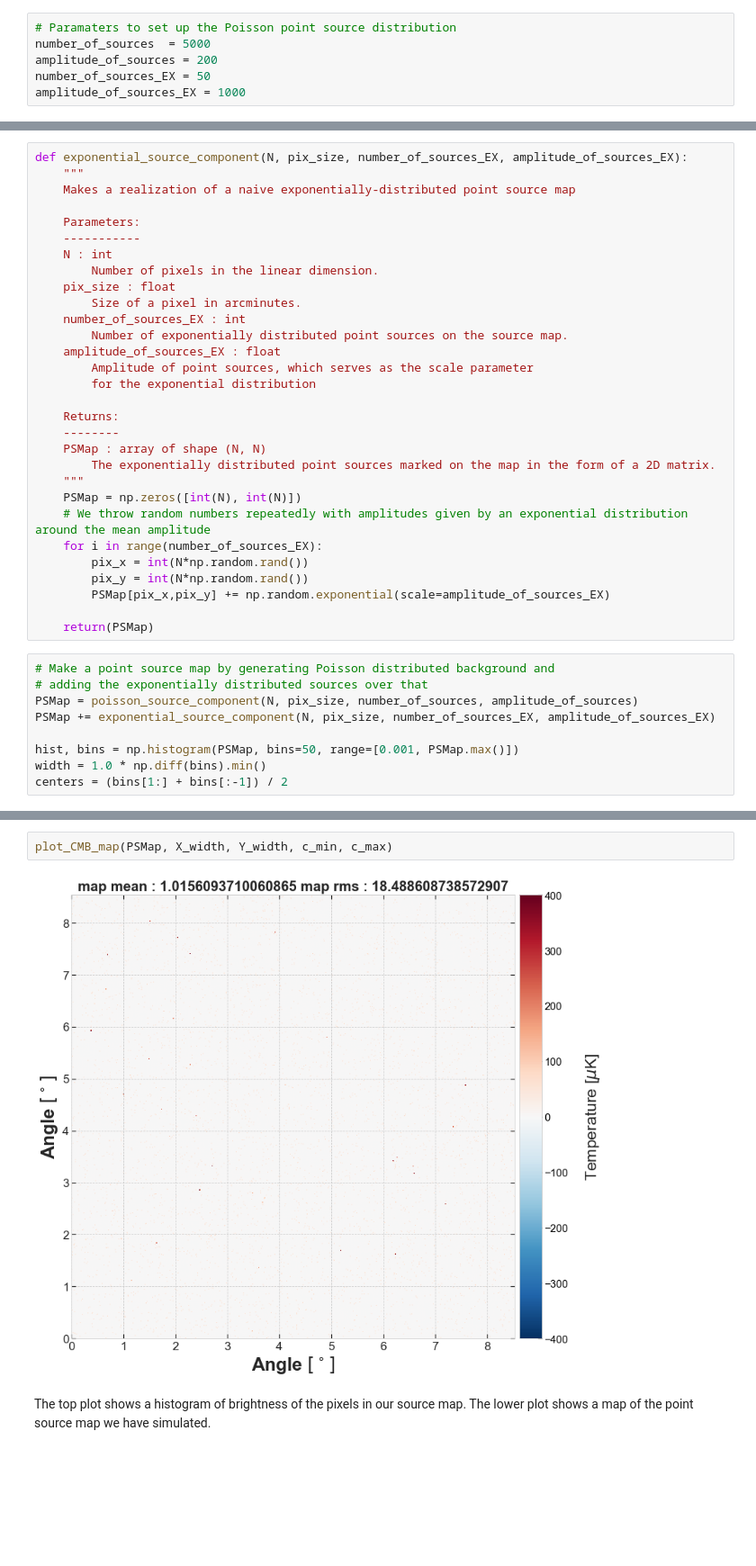
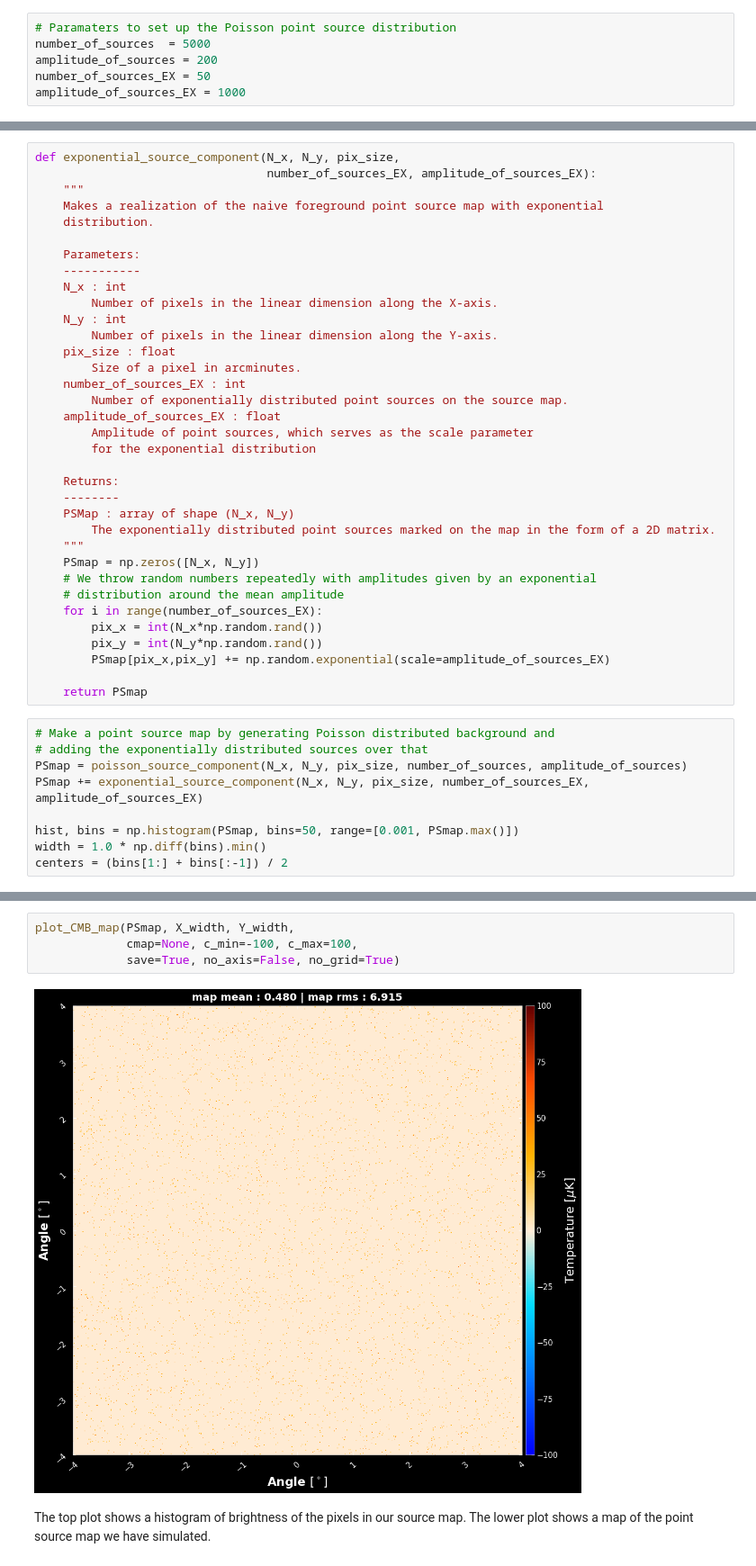
Before and after one commit to masterdesky/ELTE-data-sci-lab-2020, a Jupyter notebook: rewritten_CMB_school_codes/CMB_School_Part_02.ipynb, the cells around one changed output, grey strips where cells are left out. Shown at 90% size. Cells and saved outputs as stored; diff of their text form; blank space fills up the shorter version.

```diff
--- a/rewritten_CMB_school_codes/CMB_School_Part_02.ipynb
+++ b/rewritten_CMB_school_codes/CMB_School_Part_02.ipynb
@@ -133,12 +125,16 @@ def poisson_source_component(N, pix_size, number_of_sources, amplitude_of_source
 # %%
-def exponential_source_component(N, pix_size, number_of_sources_EX, amplitude_of_sources_EX):
+def exponential_source_component(N_x, N_y, pix_size,
+                                 number_of_sources_EX, amplitude_of_sources_EX):
     """
-    Makes a realization of a naive exponentially-distributed point source map
+    Makes a realization of the naive foreground point source map with exponential
+    distribution.
 
     Parameters:
     -----------
-    N : int
-        Number of pixels in the linear dimension.
+    N_x : int
+        Number of pixels in the linear dimension along the X-axis.
+    N_y : int
+        Number of pixels in the linear dimension along the Y-axis.
     pix_size : float
         Size of a pixel in arcminutes.
     number_of_sources_EX : int
@@ -149,24 +145,25 @@ def exponential_source_component(N, pix_size, number_of_sources_EX, amplitude_of
 
     Returns:
     --------
-    PSMap : array of shape (N, N)
+    PSMap : array of shape (N_x, N_y)
         The exponentially distributed point sources marked on the map in the form of a 2D matrix.
     """
-    PSMap = np.zeros([int(N), int(N)])
-    # We throw random numbers repeatedly with amplitudes given by an exponential distribution around the mean amplitude
+    PSmap = np.zeros([N_x, N_y])
+    # We throw random numbers repeatedly with amplitudes given by an exponential
+    # distribution around the mean amplitude
     for i in range(number_of_sources_EX):
-        pix_x = int(N*np.random.rand())
-        pix_y = int(N*np.random.rand())
-        PSMap[pix_x,pix_y] += np.random.exponential(scale=amplitude_of_sources_EX)
+        pix_x = int(N_x*np.random.rand())
+        pix_y = int(N_y*np.random.rand())
+        PSmap[pix_x,pix_y] += np.random.exponential(scale=amplitude_of_sources_EX)
 
-    return(PSMap)
+    return PSmap
 # %%
 # Make a point source map by generating Poisson distributed background and
 # adding the exponentially distributed sources over that
-PSMap = poisson_source_component(N, pix_size, number_of_sources, amplitude_of_sources)
-PSMap += exponential_source_component(N, pix_size, number_of_sources_EX, amplitude_of_sources_EX)
+PSmap = poisson_source_component(N_x, N_y, pix_size, number_of_sources, amplitude_of_sources)
+PSmap += exponential_source_component(N_x, N_y, pix_size, number_of_sources_EX, amplitude_of_sources_EX)
 
-hist, bins = np.histogram(PSMap, bins=50, range=[0.001, PSMap.max()])
+hist, bins = np.histogram(PSmap, bins=50, range=[0.001, PSmap.max()])
 width = 1.0 * np.diff(bins).min()
 centers = (bins[1:] + bins[:-1]) / 2
 # %%
@@ -186,5 +184,7 @@ plt.show()
 # %%
-plot_CMB_map(PSMap, X_width, Y_width, c_min, c_max)
+plot_CMB_map(PSmap, X_width, Y_width,
+             cmap=None, c_min=-100, c_max=100,
+             save=True, no_axis=False, no_grid=True)
 # %% [output]
-[figure, old version]
+[figure, new version]
 # %% [markdown]
```
Also changed, not shown: parts of 25 cells of this notebook, 45 other files.
